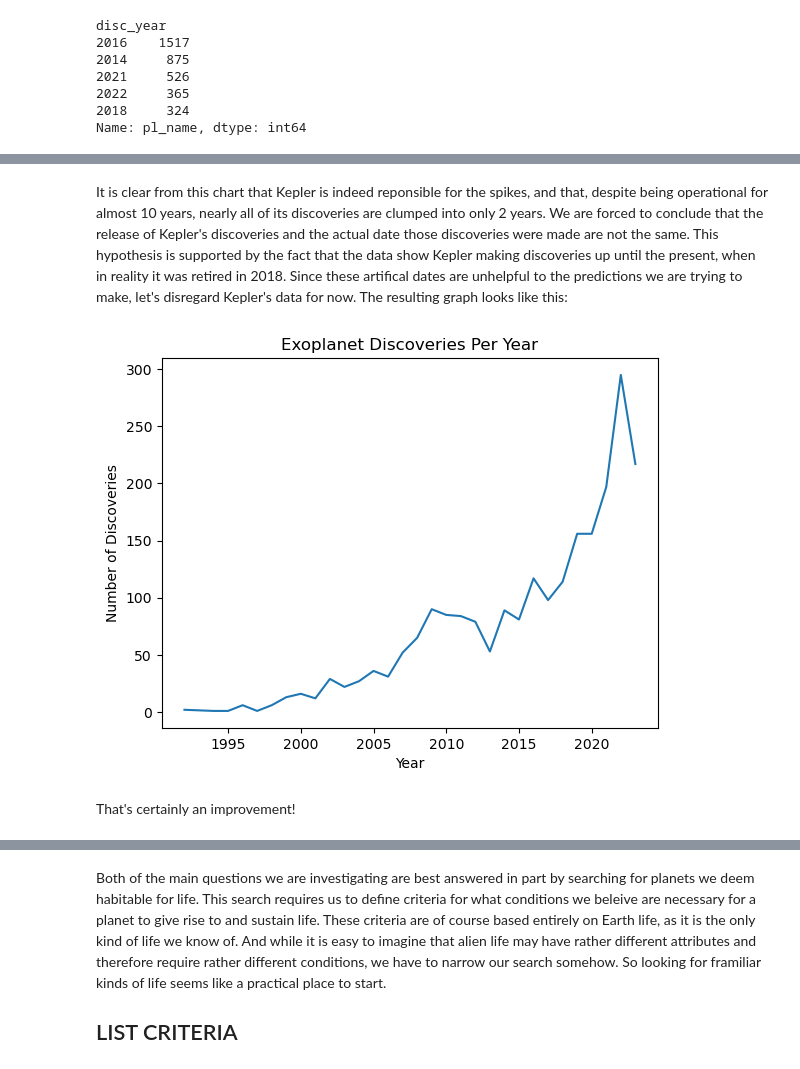
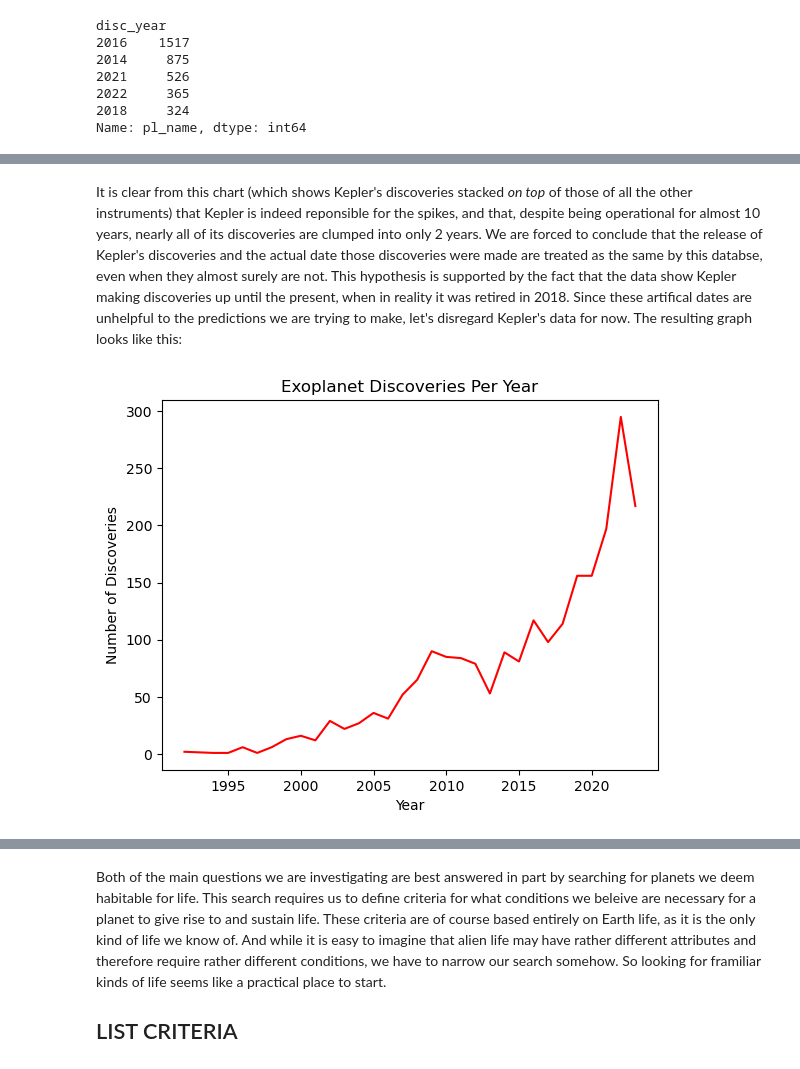
Before and after one commit to RBiebrich/NASA_Exoplanet_Data_Analysis, a Jupyter notebook: exoplanets.ipynb, the cells around one changed output, grey strips where cells are left out. Saved outputs shown, nothing was run; the diff lists cells and outputs as text; code cells hidden in the pictures.

```diff
--- a/exoplanets.ipynb
+++ b/exoplanets.ipynb
@@ -185,17 +183,15 @@ kepler()
 # %% [markdown]
-It is clear from this chart that Kepler is indeed reponsible for the spikes, and that, despite being operational for almost 10 years, nearly all of its discoveries are clumped into only 2 years. We are forced to conclude that the release of Kepler's discoveries and the actual date those discoveries were made are not the same. This hypothesis is supported by the fact that the data show Kepler making discoveries up until the present, when in reality it was retired in 2018. Since these artifical dates are unhelpful to the predictions we are trying to make, let's disregard Kepler's data for now. The resulting graph looks like this:
+It is clear from this chart (which shows Kepler's discoveries stacked *on top* of those of all the other instruments) that Kepler is indeed reponsible for the spikes, and that, despite being operational for almost 10 years, nearly all of its discoveries are clumped into only 2 years. We are forced to conclude that the release of Kepler's discoveries and the actual date those discoveries were made are treated as the same by this databse, even when they almost surely are not. This hypothesis is supported by the fact that the data show Kepler making discoveries up until the present, when in reality it was retired in 2018. Since these artifical dates are unhelpful to the predictions we are trying to make, let's disregard Kepler's data for now. The resulting graph looks like this:
 # %%
 def not_kepler_plot():
 
-    plt.plot(not_kepler_disc_per_year)
+    plt.plot(not_kepler_disc_per_year, color='red')
     plt.xlabel('Year')
     plt.ylabel('Number of Discoveries')
     plt.title('Exoplanet Discoveries Per Year')
 
     plt.show()
 
 not_kepler_plot()
 # %% [output]
-[figure, old version]
+[figure, new version]
-# %% [markdown]
-That's certainly an improvement!
```
Also changed, not shown: parts of 11 cells of this notebook, 1 other file.
